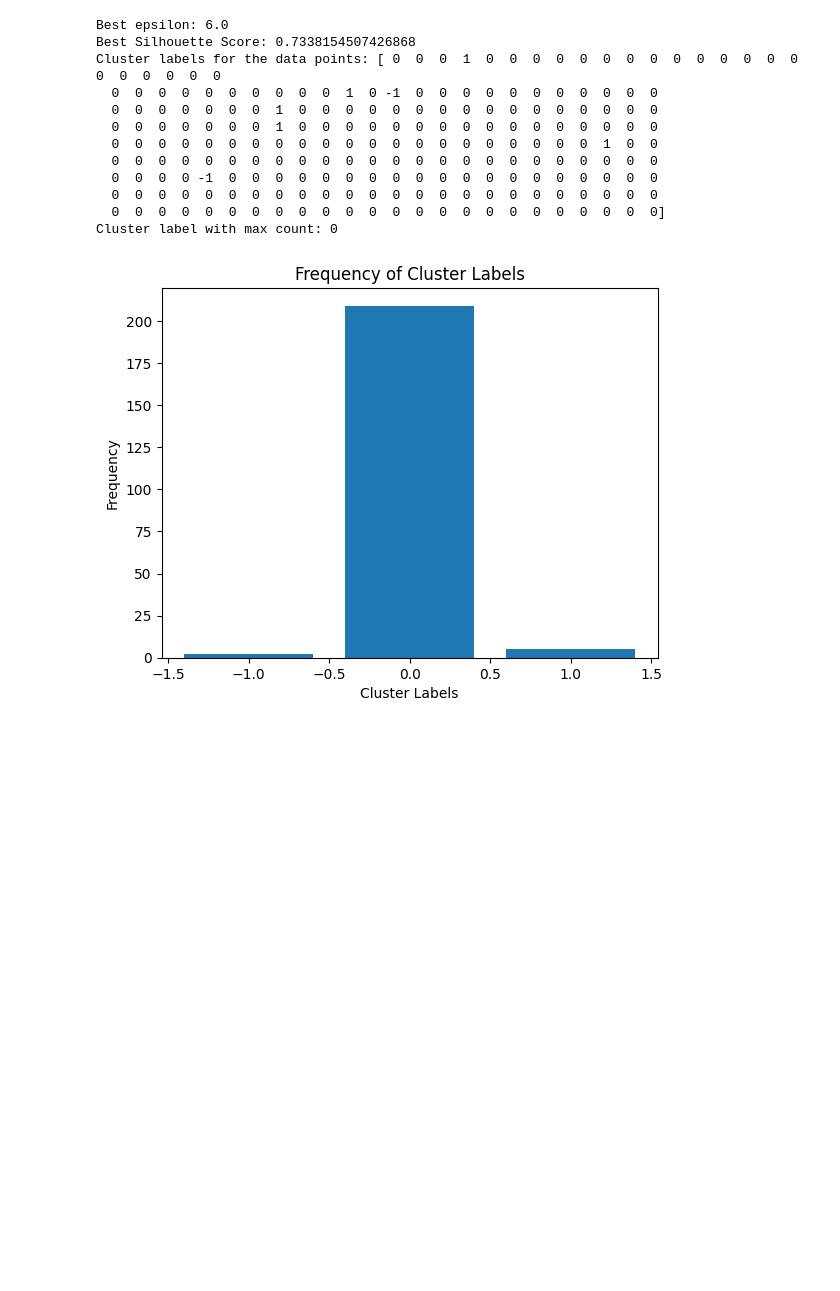
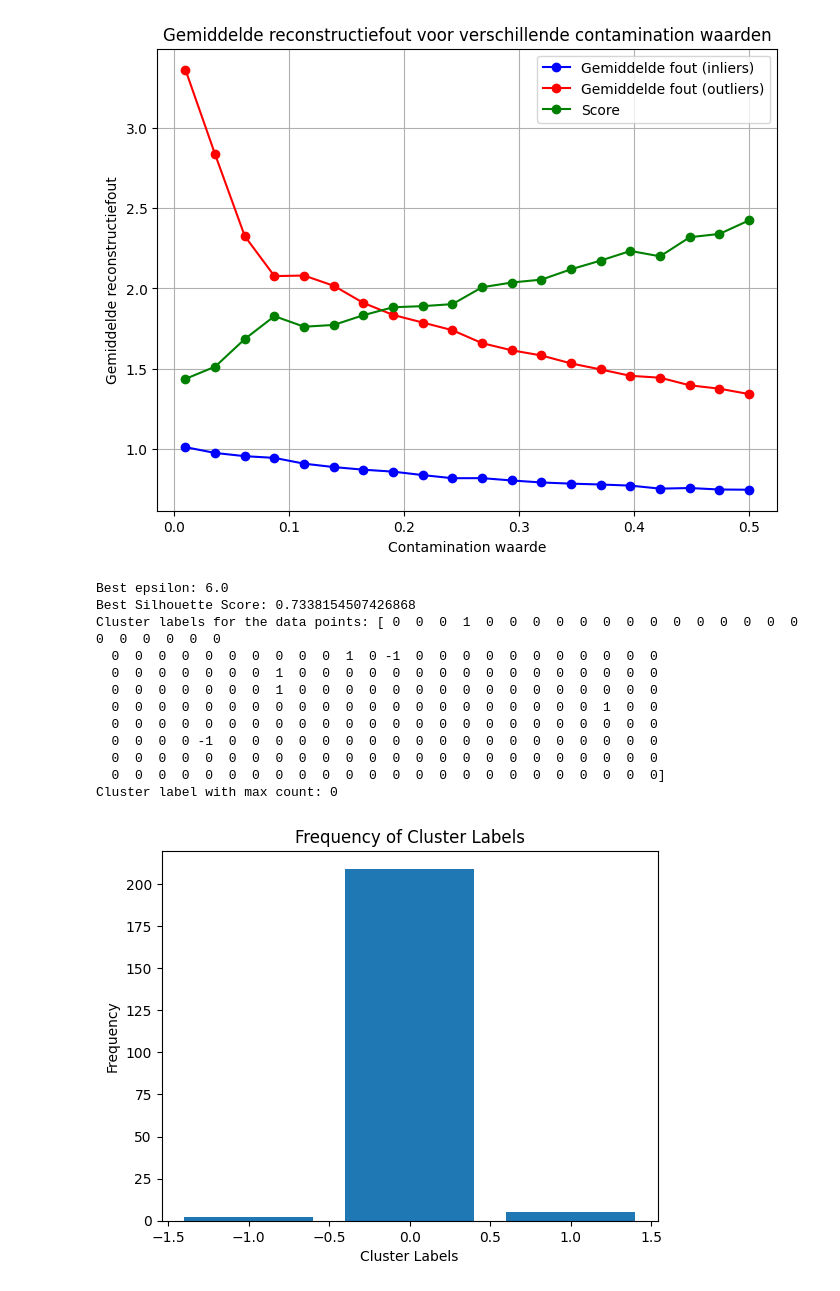
Before and after one commit to joris-vaneyghen/mss-jazz-playalong, a Jupyter notebook: segmentation/cluster_segments.ipynb, the cells around one changed output. Drawn from its saved outputs; the diff is of its cells as text; code cells hidden in the pictures; blank space fills up the shorter version.

```diff
--- a/segmentation/cluster_segments.ipynb
+++ b/segmentation/cluster_segments.ipynb
@@ -98,3 +152,58 @@ features = np.stack(features, axis=0)
+# %%
+# Lijsten om de resultaten op te slaan
+mean_errors_inliers = []
+mean_errors_outliers = []
+scores = []
+
+alpha=1.0
+epsilon=1e-6
+
+contamination_values = np.linspace(0.01, 0.5, 20)
+# 3. Loop door verschillende contamination waarden
+for contamination in contamination_values:
+    # Train het Elliptic Envelope model
+    elliptic_env = EllipticEnvelope(contamination=contamination, random_state=42)
+    elliptic_env.fit(X)
+    y_pred = elliptic_env.predict(X)
+
+    # Voer PCA uit om de data te reduceren naar een lager aantal dimensies (bijv. 1D)
+    n_components = 1  # Reduceer naar 1 component
+    pca = PCA(n_components=n_components)
+    X_pca = pca.fit_transform(X)
+
+    # Reconstructeer de data met PCA
+    X_reconstructed = pca.inverse_transform(X_pca)
+
+    # Bereken de reconstructiefout (Euclidische afstand)
+    reconstruction_error = np.linalg.norm(X - X_reconstructed, axis=1)
+
+    # Bereken gemiddelde reconstructiefout voor inliers en outliers
+    mean_error_inliers = np.mean(reconstruction_error[y_pred == 1])
+    mean_error_outliers = np.mean(reconstruction_error[y_pred == -1])
+
+    # Voeg de gemiddelde fouten toe aan de lijsten
+    mean_errors_inliers.append(mean_error_inliers)
+    mean_errors_outliers.append(mean_error_outliers)
+    score = mean_error_inliers + alpha * (1 / (mean_error_outliers - mean_error_inliers + epsilon))
+    scores.append(score)
+
+
+
+
+
+# 4. Plot de gemiddelde reconstructiefout voor verschillende contamination waarden
+plt.figure(figsize=(8, 6))
+plt.plot(contamination_values, mean_errors_inliers, marker='o', color='blue', label='Gemiddelde fout (inliers)')
+plt.plot(contamination_values, mean_errors_outliers, marker='o', color='red', label='Gemiddelde fout (outliers)')
+plt.plot(contamination_values, scores, marker='o', color='green', label='Score')
+plt.xlabel('Contamination waarde')
+plt.ylabel('Gemiddelde reconstructiefout')
+plt.title('Gemiddelde reconstructiefout voor verschillende contamination waarden')
+plt.legend()
+plt.grid(True)
+plt.show()
+# %% [output]
+[figure, added]
 # %%
 # # plot frequency chart of segment_lengths
 # plt.hist(segment_lengths, bins=20)
```
Also changed, not shown: parts of 4 cells of this notebook.
